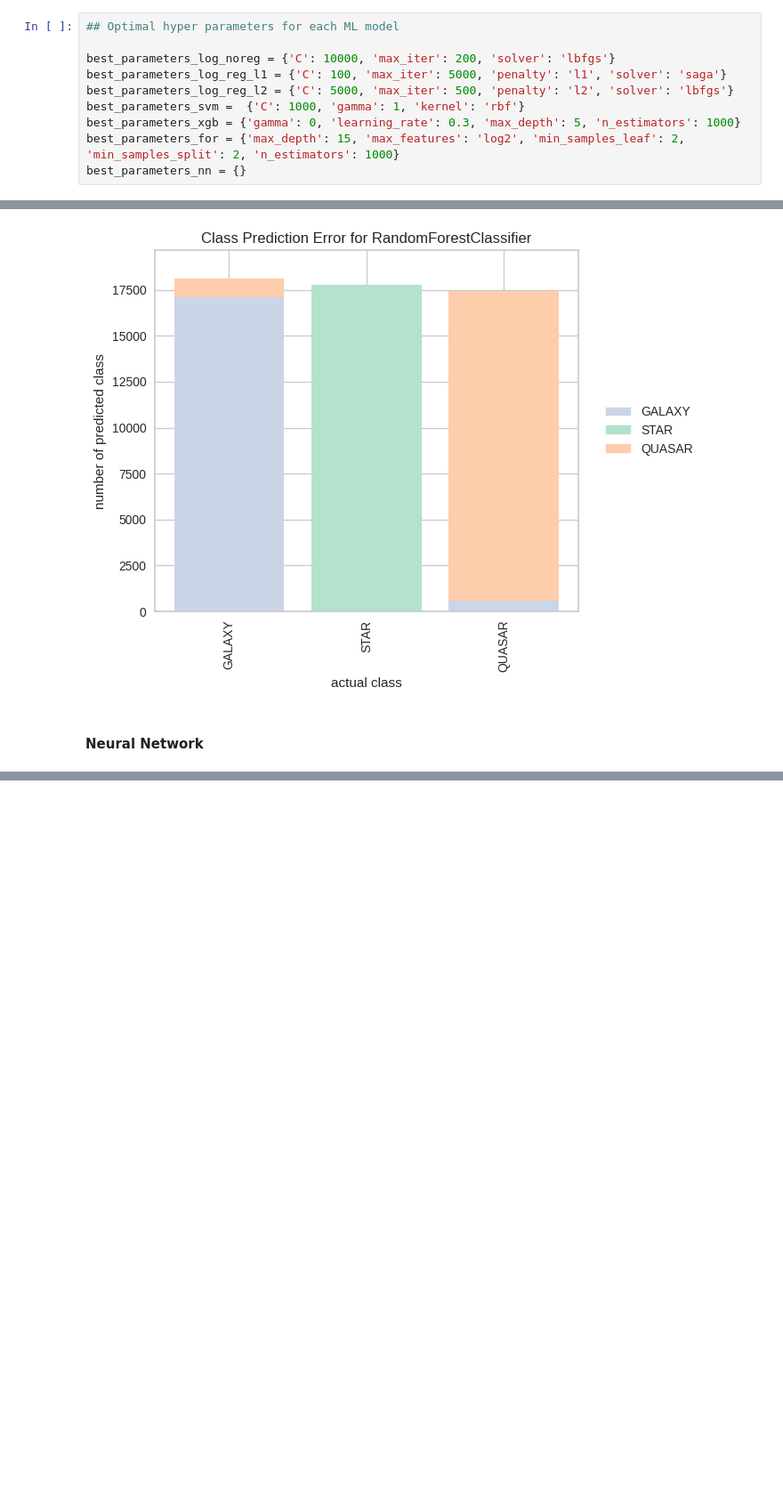
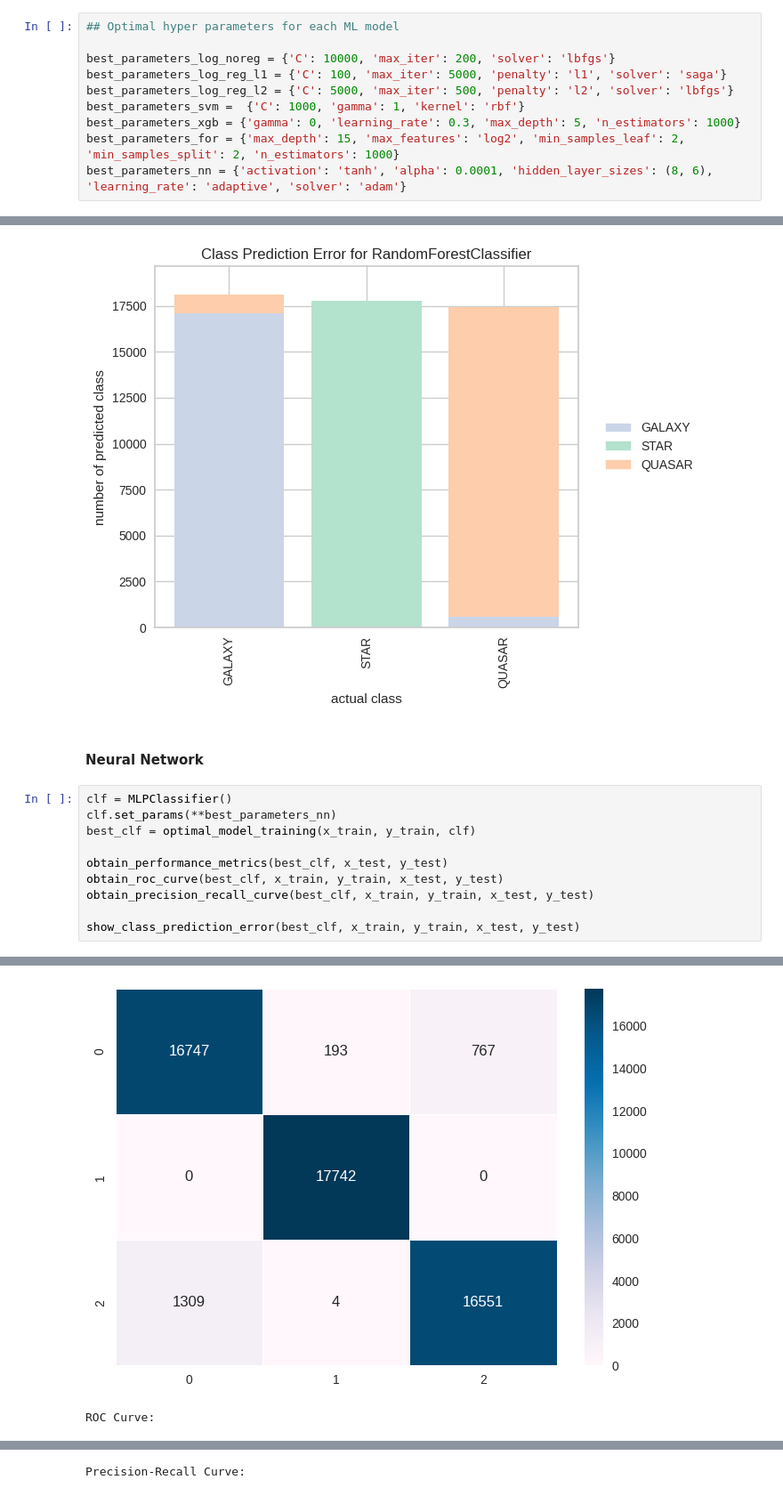
Before and after one commit to danielfcarvalho/stellar_class_ml, a Jupyter notebook: optimal_model_training.ipynb, the cells around one changed output, grey strips where cells are left out. Shown at 89% size. Saved outputs shown, nothing was run; the diff lists cells and outputs as text; blank space fills up the shorter version.

Commit message:
neural network training and metrics

```diff
--- a/optimal_model_training.ipynb
+++ b/optimal_model_training.ipynb
@@ -79,7 +79,7 @@ best_parameters_log_reg_l2 = {'C': 5000, 'max_iter': 500, 'penalty': 'l2', 'solv
 best_parameters_svm =  {'C': 1000, 'gamma': 1, 'kernel': 'rbf'}
 best_parameters_xgb = {'gamma': 0, 'learning_rate': 0.3, 'max_depth': 5, 'n_estimators': 1000}
 best_parameters_for = {'max_depth': 15, 'max_features': 'log2', 'min_samples_leaf': 2, 'min_samples_split': 2, 'n_estimators': 1000}
-best_parameters_nn = {}
+best_parameters_nn = {'activation': 'tanh', 'alpha': 0.0001, 'hidden_layer_sizes': (8, 6), 'learning_rate': 'adaptive', 'solver': 'adam'}
 # %%
 def optimal_model_training(x_train, y_train, clf):
     # Doing 5-fold cross validation
@@ -389,3 +389,14 @@ Precision-Recall Curve:
 [figure]
 # %% [markdown]
 #### Neural Network
+# %%
+clf = MLPClassifier()
+clf.set_params(**best_parameters_nn)
+best_clf = optimal_model_training(x_train, y_train, clf)
+
+obtain_performance_metrics(best_clf, x_test, y_test)
+obtain_roc_curve(best_clf, x_train, y_train, x_test, y_test)
+obtain_precision_recall_curve(best_clf, x_train, y_train, x_test, y_test)
+
+show_class_prediction_error(best_clf, x_train, y_train, x_test, y_test)
+# %% [output]
@@ -391,0 +421,2 @@ Precision-Recall Curve:
+[figure, added]
+ROC Curve:
@@ -391,0 +424 @@ Precision-Recall Curve:
+Precision-Recall Curve:
```
Also changed, not shown: parts of 1 cell of this notebook, 6 other files.
